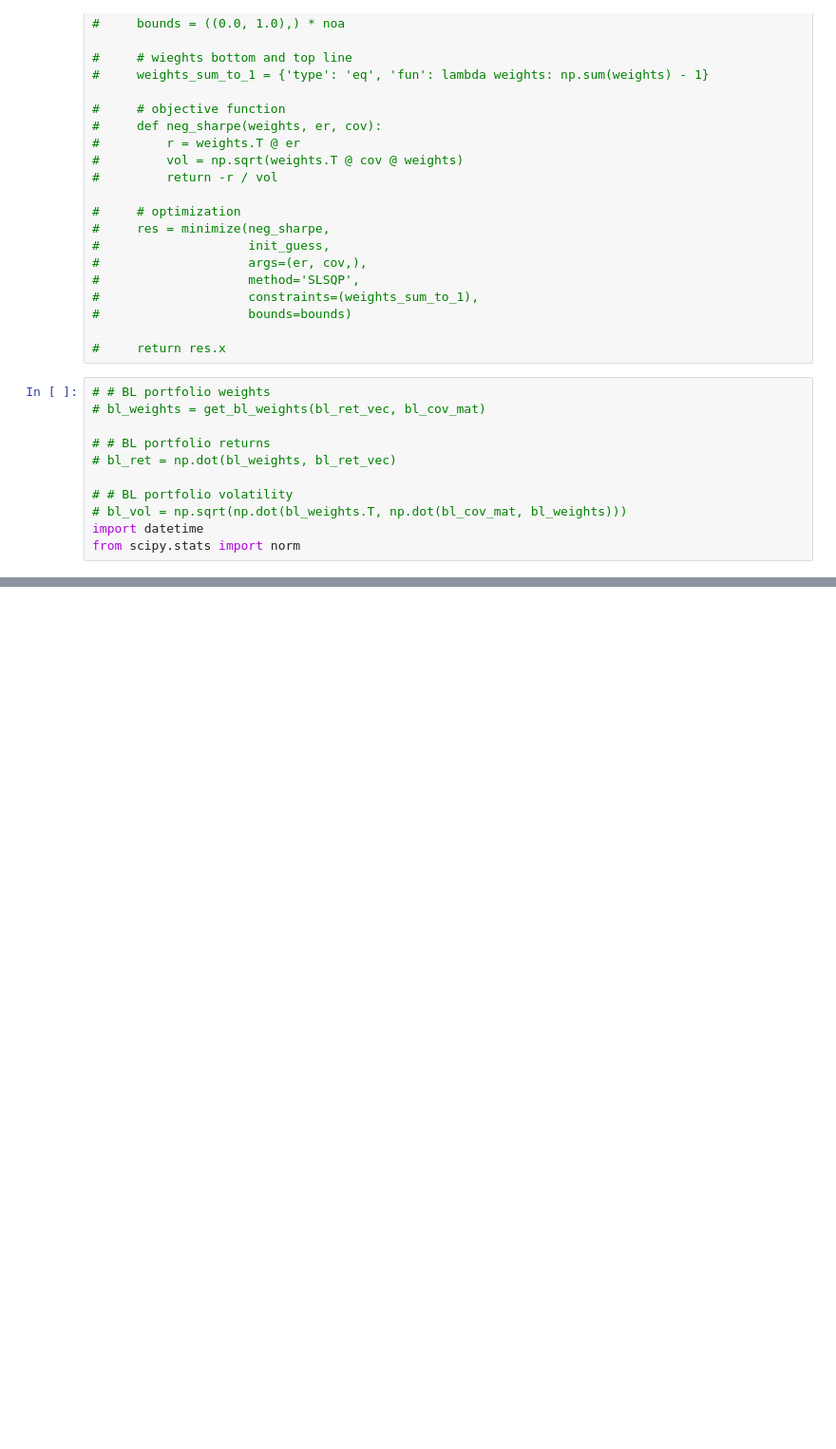
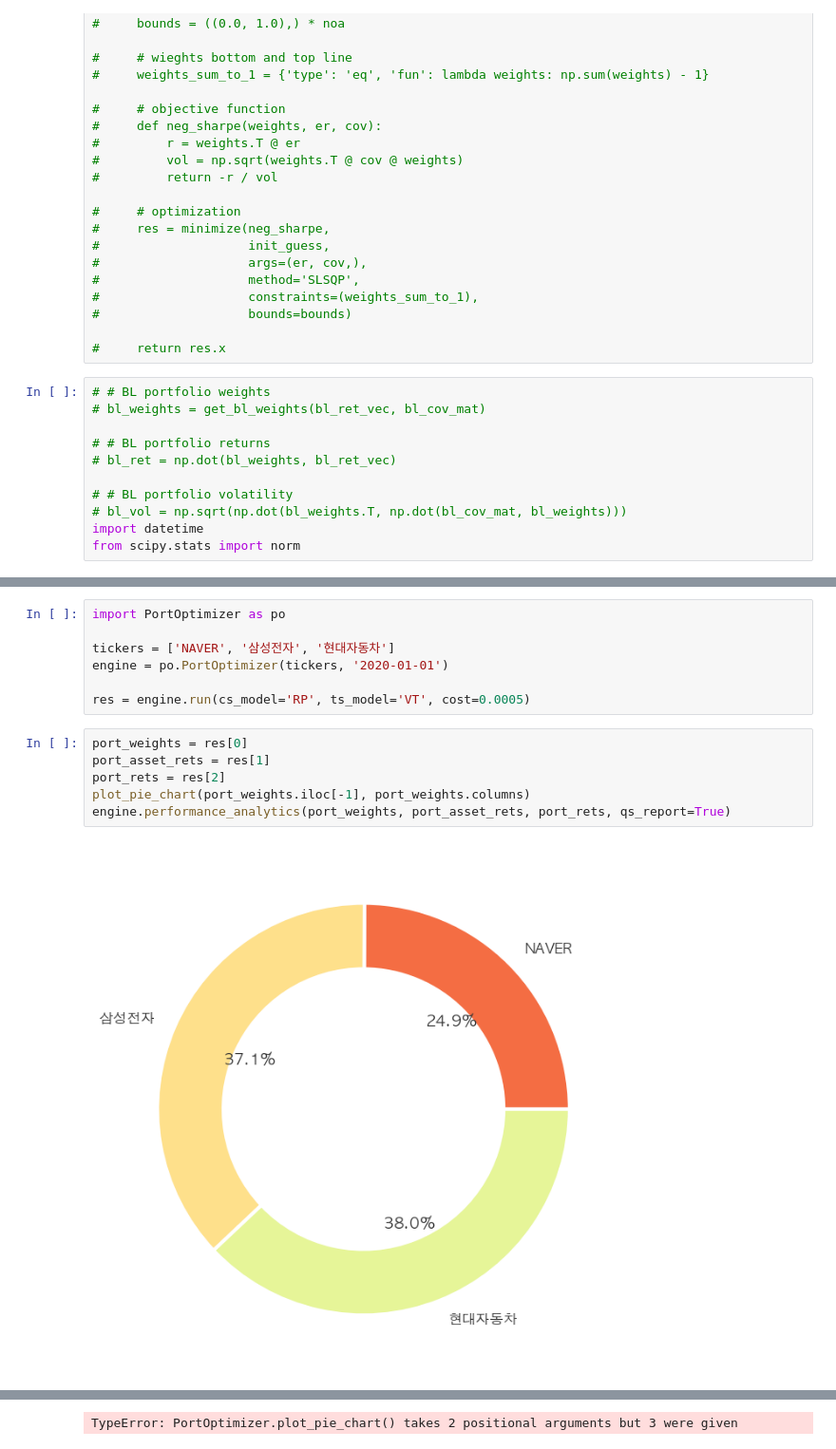
Before and after one commit to ahn283/projects, a Jupyter notebook: stock/dbupdater/test_stock.ipynb, the cells around one changed output, grey strips where cells are left out. Shown at 95% size. Drawn from its saved outputs; the diff is of its cells as text; blank space fills up the shorter version.

Commit message:
update optimizer

```diff
--- a/stock/dbupdater/test_stock.ipynb
+++ b/stock/dbupdater/test_stock.ipynb
@@ -1545,0 +1619,15 @@ class PortOptimPy:
+# %%
+import PortOptimizer as po
+
+tickers = ['NAVER', '삼성전자', '현대자동차']
+engine = po.PortOptimizer(tickers, '2020-01-01')
+
+res = engine.run(cs_model='RP', ts_model='VT', cost=0.0005)
+# %%
+port_weights = res[0]
+port_asset_rets = res[1]
+port_rets = res[2]
+plot_pie_chart(port_weights.iloc[-1], port_weights.columns)
+engine.performance_analytics(port_weights, port_asset_rets, port_rets, qs_report=True)
+# %% [output]
+[figure, added]
@@ -1545,0 +1637 @@ class PortOptimPy:
+TypeError: PortOptimizer.plot_pie_chart() takes 2 positional arguments but 3 were given
```
Also changed, not shown: parts of 26 cells of this notebook, 5 other files.
